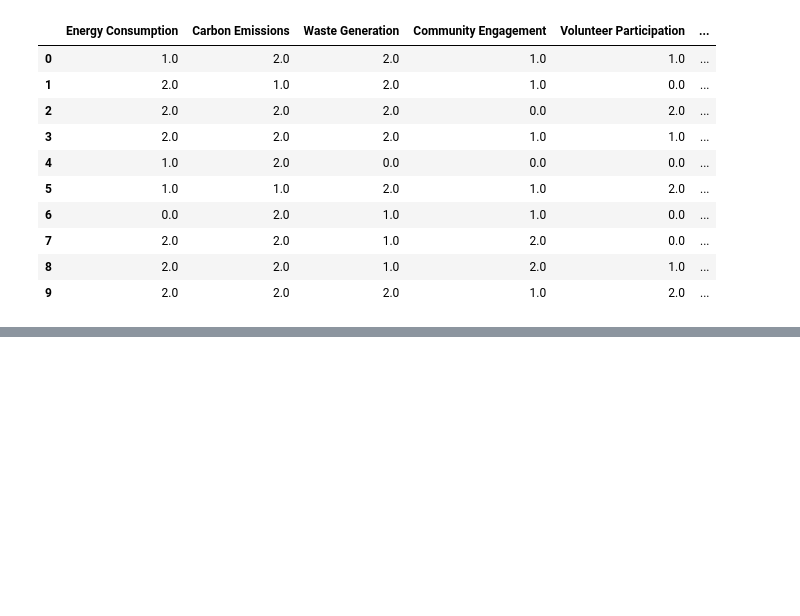
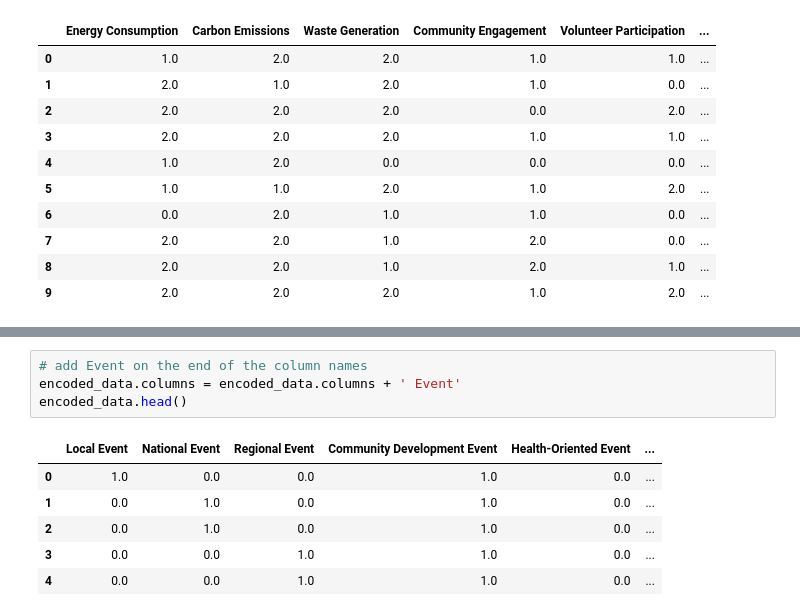
Before and after one commit to DLeifert1007/Project2, a Jupyter notebook: Preprocessing.ipynb, the cells around one changed output, grey strips where cells are left out. Saved outputs shown, nothing was run; the diff lists cells and outputs as text; blank space fills up the shorter version.

```diff
--- a/Preprocessing.ipynb
+++ b/Preprocessing.ipynb
@@ -126,0 +181,11 @@ df.head(10)
+# %%
+# add Event on the end of the column names
+encoded_data.columns = encoded_data.columns + ' Event'
+encoded_data.head()
+# %% [output]
+|  | Local Event | National Event | Regional Event | Community Development Event | Health-Oriented Event | ... |
+| 0 | 1.0 | 0.0 | 0.0 | 1.0 | 0.0 | ... |
+| 1 | 0.0 | 1.0 | 0.0 | 1.0 | 0.0 | ... |
+| 2 | 0.0 | 1.0 | 0.0 | 1.0 | 0.0 | ... |
+| 3 | 0.0 | 0.0 | 1.0 | 1.0 | 0.0 | ... |
+| 4 | 0.0 | 0.0 | 1.0 | 1.0 | 0.0 | ... |
```
Also changed, not shown: parts of 5 cells of this notebook, 2 other files.
